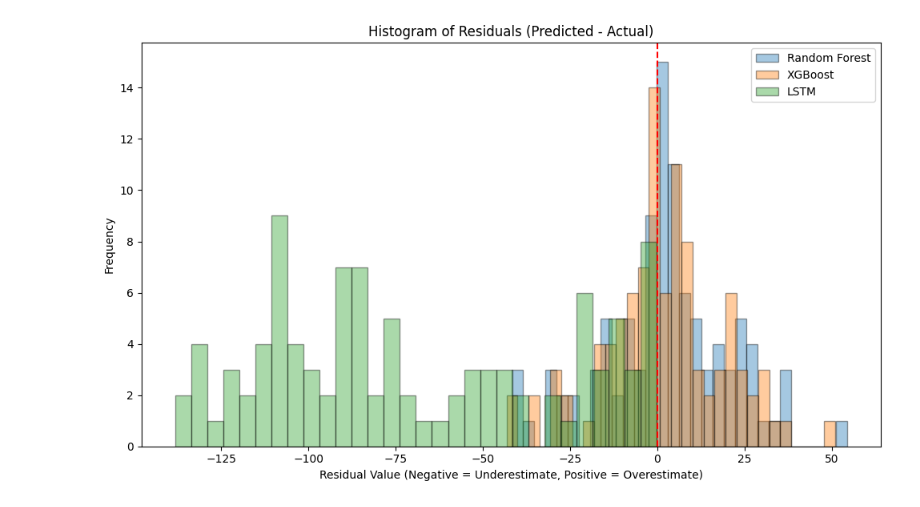
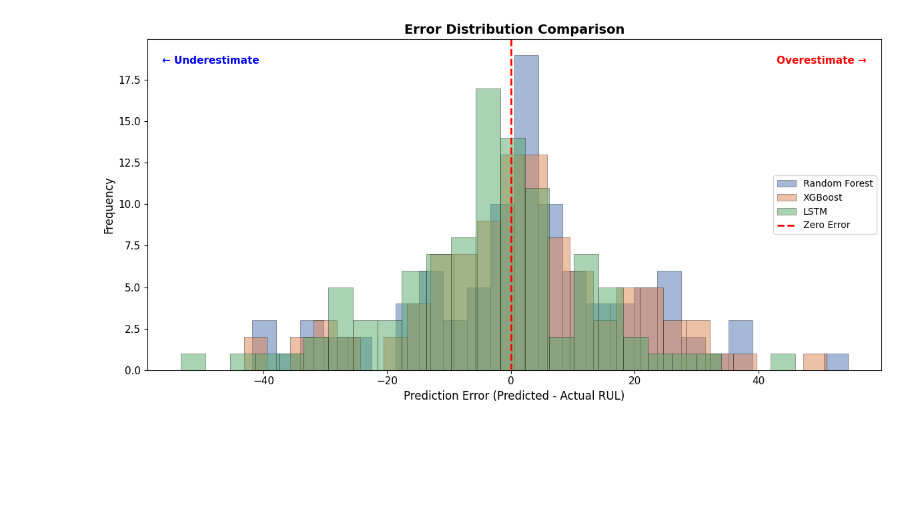
Before and after one commit to viditnakhawa/nasa-turbofan-rul, a Jupyter notebook: notebooks/05_Model_Comparison.ipynb, the cells around one changed output. Saved outputs shown, nothing was run; the diff lists cells and outputs as text; code cells hidden in the pictures; blank space fills up the shorter version.

```diff
--- a/notebooks/05_Model_Comparison.ipynb
+++ b/notebooks/05_Model_Comparison.ipynb
@@ -117,16 +143,31 @@ plt.show()
-# %%
-plt.figure(figsize=(10, 6))
-
-for i, (name, preds) in enumerate(models_dict.items()):
-    residuals = preds - actual_rul
-    plt.hist(residuals, bins=30, alpha=0.4, label=name, color=colors[i % len(colors)], edgecolor='black')
-
-plt.axvline(0, color='red', linestyle='--')
-plt.title("Histogram of Residuals (Predicted - Actual)")
-plt.xlabel("Residual Value (Negative = Underestimate, Positive = Overestimate)")
-plt.ylabel("Frequency")
-plt.legend()
-plt.tight_layout()
-plt.show()
-# %% [output]
-[figure, removed]
+# %%
+fig, ax = plt.subplots(figsize=(12, 6))
+
+residuals = {
+    'Random Forest': ml_preds['RF'].values - y_test,
+    'XGBoost':       ml_preds['XGB'].values - y_test,
+    'LSTM':          lstm_preds.iloc[:, 0].values - y_test,
+}
+
+colors_hist = ['#4C72B0', '#DD8452', '#55A868']
+for (name, res), color in zip(residuals.items(), colors_hist):
+    ax.hist(res, bins=25, alpha=0.5, label=name, color=color, edgecolor='black', linewidth=0.5)
+
+# Vertical zero line
+ax.axvline(0, color='red', linestyle='--', linewidth=2, label='Zero Error')
+
+# Annotations
+ax.text(0.02, 0.95, '\u2190 Underestimate', transform=ax.transAxes, fontsize=11,
+        color='blue', fontweight='bold', va='top')
+ax.text(0.98, 0.95, 'Overestimate \u2192', transform=ax.transAxes, fontsize=11,
+        color='red', fontweight='bold', va='top', ha='right')
+
+ax.set_xlabel('Prediction Error (Predicted - Actual RUL)', fontsize=12)
+ax.set_ylabel('Frequency', fontsize=12)
+ax.set_title('Error Distribution Comparison', fontsize=14, fontweight='bold')
+ax.legend(fontsize=10)
+
+plt.tight_layout()
+plt.show()
+# %% [output]
+[figure, added]
```
Also changed, not shown: parts of 24 cells of this notebook.
